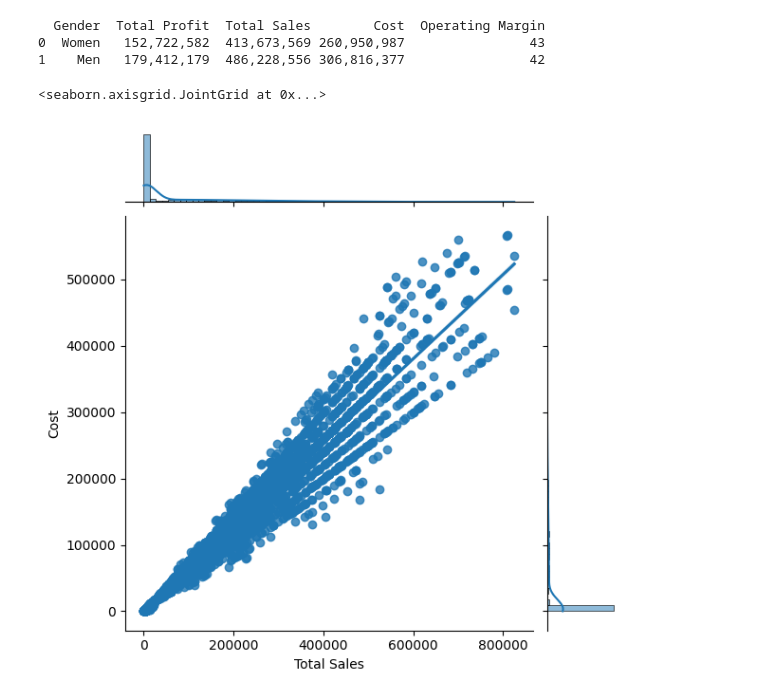
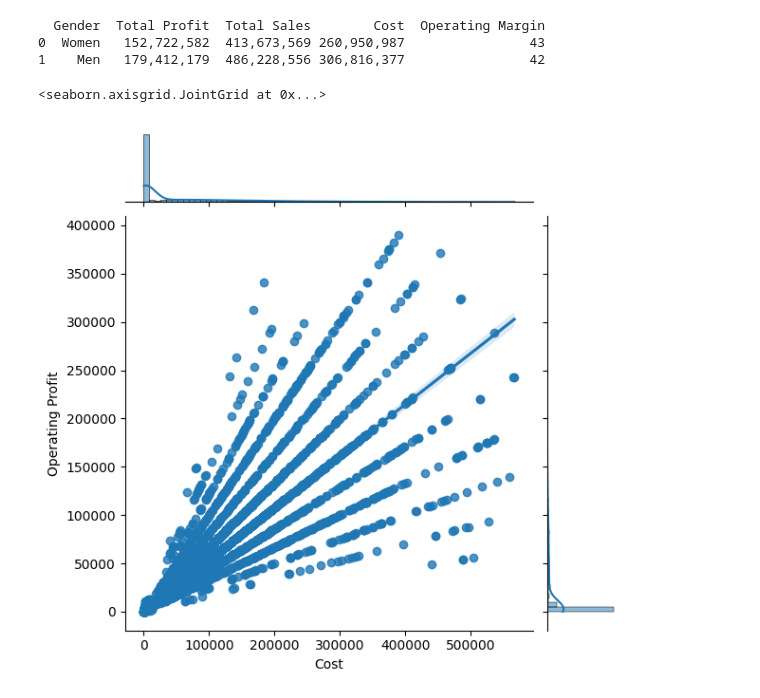
Before and after one commit to jaydenooi28/panda2, a Jupyter notebook: PandaTut.ipynb, the cells around one changed output. Saved outputs shown, nothing was run; the diff lists cells and outputs as text; code cells hidden in the pictures.

```diff
--- a/PandaTut.ipynb
+++ b/PandaTut.ipynb
@@ -878,7 +878,7 @@ print(n_df)
 0  Women   152,722,582  413,673,569 260,950,987                43
 1    Men   179,412,179  486,228,556 306,816,377                42
 # %%
-sns.jointplot(x="Total Sales",y="Cost",data=df_clean, kind="reg")
+sns.jointplot(x="Cost",y="Operating Profit",data=df_clean, kind="reg")
 # %% [output]
 <seaborn.axisgrid.JointGrid at 0x...>
-[figure, old version]
+[figure, new version]
```
Also changed, not shown: parts of 8 cells of this notebook.
